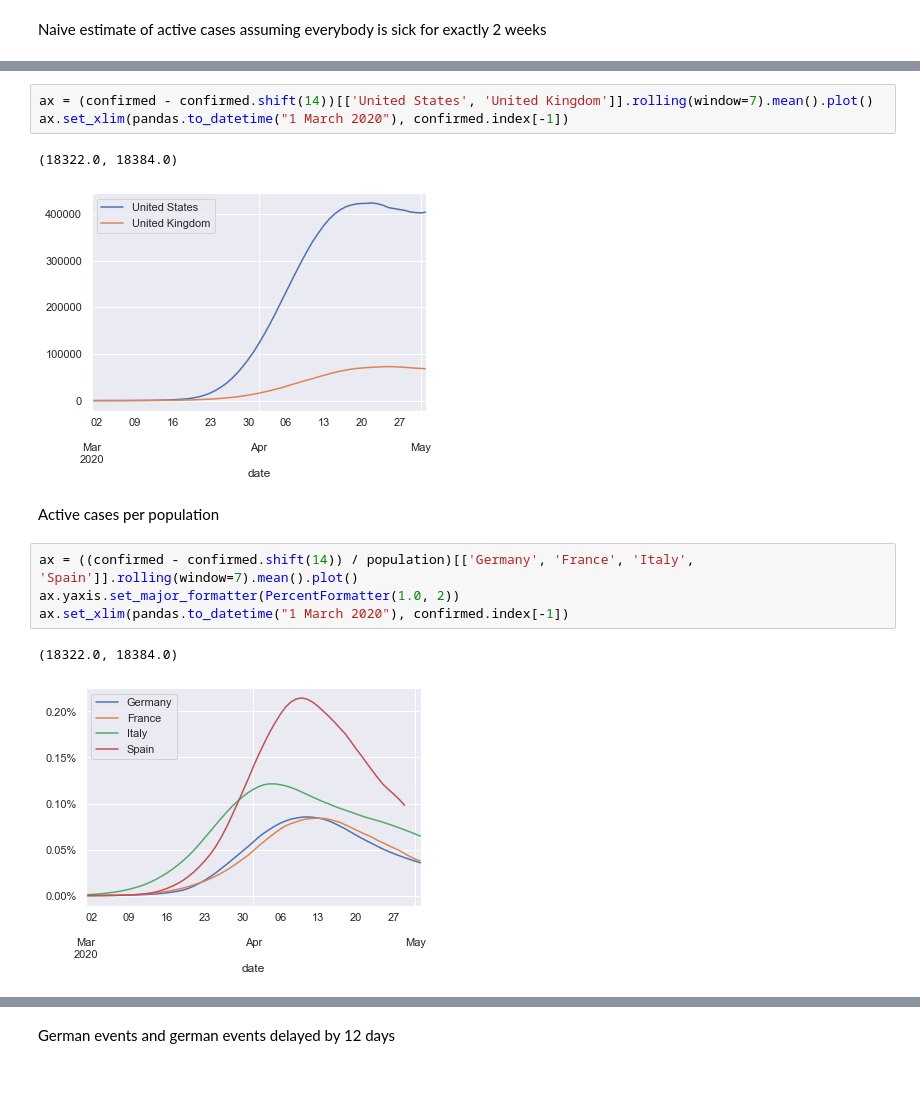
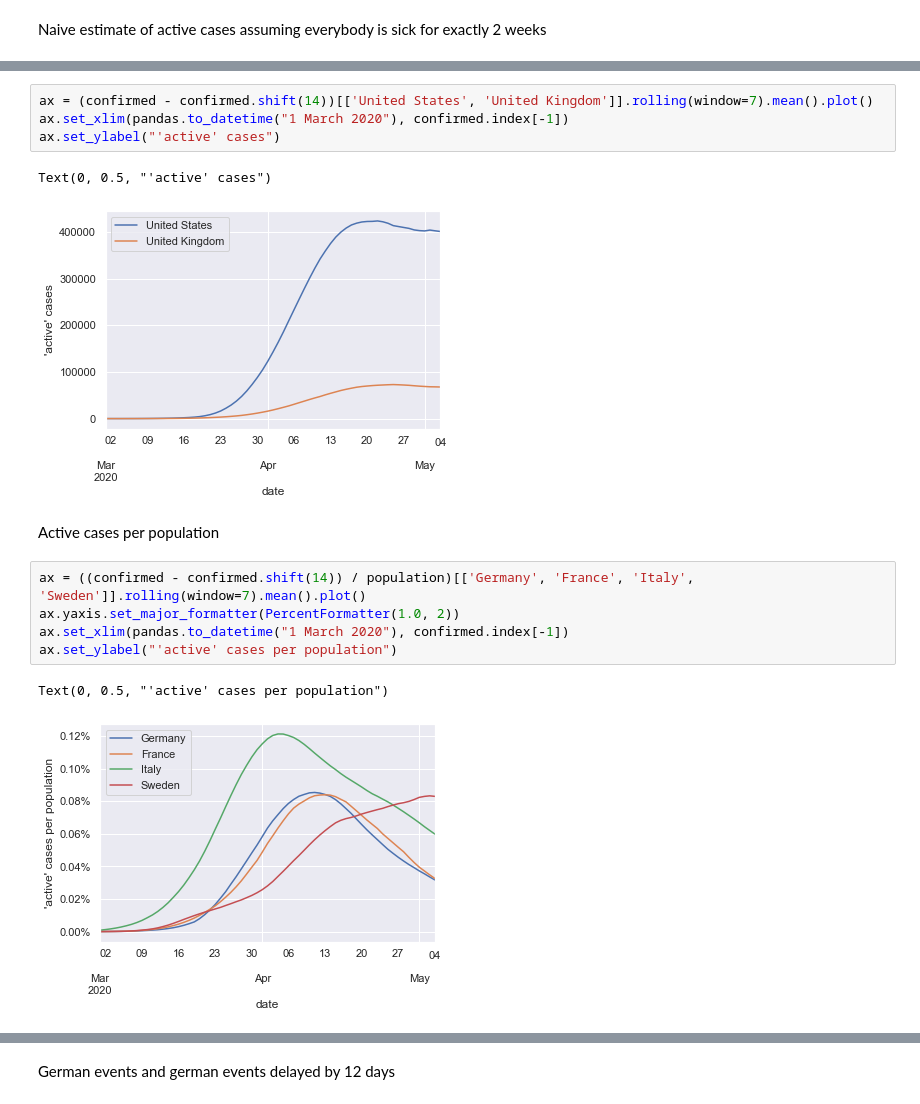
Before and after one commit to wtkranz/CoronaPlay, a Jupyter notebook: coronaplay.ipynb, the cells around one changed output, grey strips where cells are left out. Drawn from its saved outputs; the diff is of its cells as text.

```diff
--- a/coronaplay.ipynb
+++ b/coronaplay.ipynb
@@ -145,18 +149,20 @@ ax.set_xlim(pandas.to_datetime("1 March 2020"), confirmed.index[-1])
 # %%
 ax = (confirmed - confirmed.shift(14))[['United States', 'United Kingdom']].rolling(window=7).mean().plot()
 ax.set_xlim(pandas.to_datetime("1 March 2020"), confirmed.index[-1])
+ax.set_ylabel("'active' cases")
 # %% [output]
-(18322.0, 18384.0)
+Text(0, 0.5, "'active' cases")
-[figure, old version]
+[figure, new version]
 # %% [markdown]
 Active cases per population
 # %%
-ax = ((confirmed - confirmed.shift(14)) / population)[['Germany', 'France', 'Italy', 'Spain']].rolling(window=7).mean().plot()
+ax = ((confirmed - confirmed.shift(14)) / population)[['Germany', 'France', 'Italy', 'Sweden']].rolling(window=7).mean().plot()
 ax.yaxis.set_major_formatter(PercentFormatter(1.0, 2))
 ax.set_xlim(pandas.to_datetime("1 March 2020"), confirmed.index[-1])
+ax.set_ylabel("'active' cases per population")
 # %% [output]
-(18322.0, 18384.0)
+Text(0, 0.5, "'active' cases per population")
-[figure, old version]
+[figure, new version]
 # %%
 ax = ((confirmed - confirmed.shift(14)) / population)[['United States', 'United Kingdom']].rolling(window=7).mean().plot()
 ax.yaxis.set_major_formatter(PercentFormatter(1.0, 2))
```
Also changed, not shown: parts of 34 cells of this notebook.
